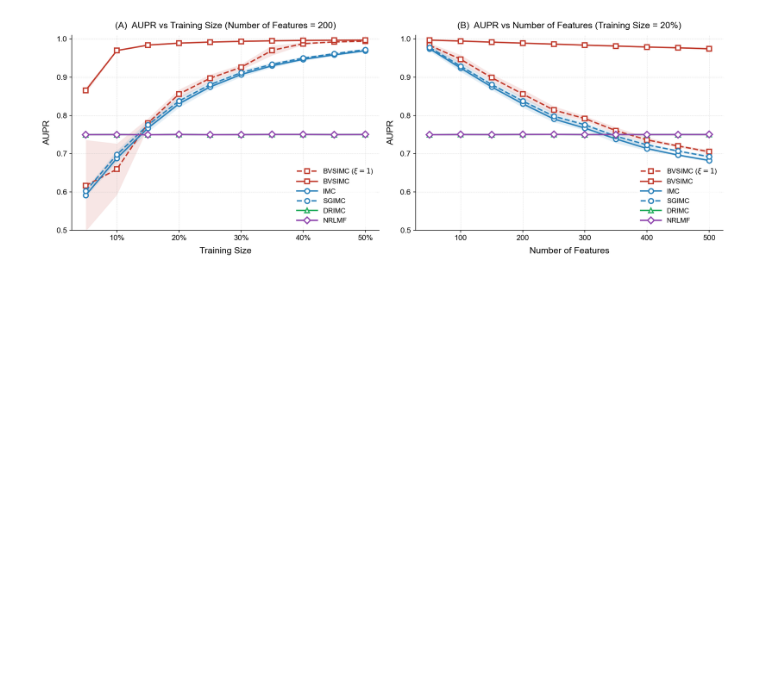
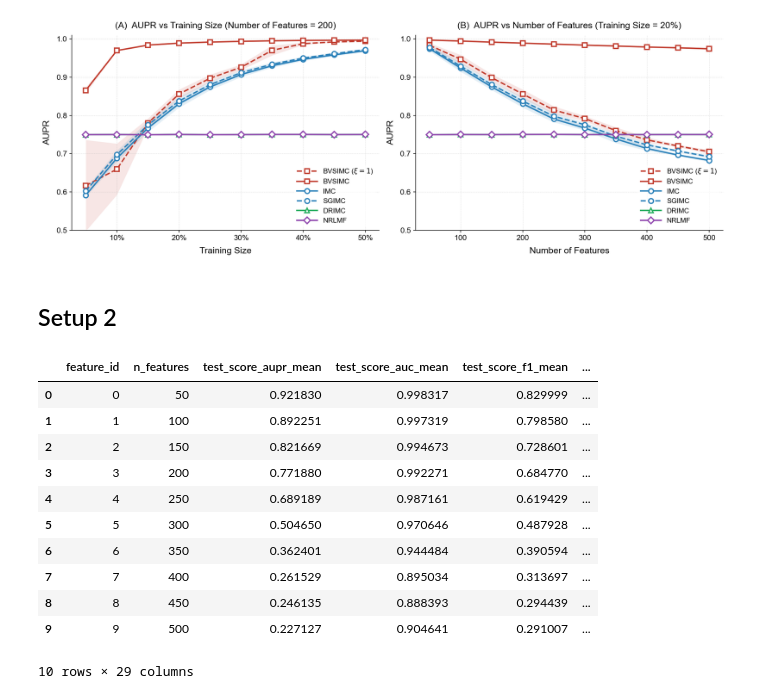
Before and after one commit to Sijianf/BVSIMC, a Jupyter notebook: scripts/simulations/cv_summary.ipynb, the cells around one changed output. Saved outputs shown, nothing was run; the diff lists cells and outputs as text; code cells hidden in the pictures; blank space fills up the shorter version.

```diff
--- a/scripts/simulations/cv_summary.ipynb
+++ b/scripts/simulations/cv_summary.ipynb
@@ -820,3 +823,5 @@ plot_both(
 [figure]
 [figure]
 [figure]
+# %% [markdown]
+## Setup 2
@@ -822,0 +1043,21 @@ plot_both(
+# %%
+res_b = summarize_method(
+    output_dir  = PATH_OUTPUT,
+    method_name = "bissgl",
+    val_metric  = "auc",
+    filters     = {"xi": 100},
+)
+res_b["final"]
+# %% [output]
+|  | feature_id | n_features | test_score_aupr_mean | test_score_auc_mean | test_score_f1_mean | ... |
+| 0 | 0 | 50 | 0.921830 | 0.998317 | 0.829999 | ... |
+| 1 | 1 | 100 | 0.892251 | 0.997319 | 0.798580 | ... |
+| 2 | 2 | 150 | 0.821669 | 0.994673 | 0.728601 | ... |
+| 3 | 3 | 200 | 0.771880 | 0.992271 | 0.684770 | ... |
+| 4 | 4 | 250 | 0.689189 | 0.987161 | 0.619429 | ... |
+| 5 | 5 | 300 | 0.504650 | 0.970646 | 0.487928 | ... |
+| 6 | 6 | 350 | 0.362401 | 0.944484 | 0.390594 | ... |
+| 7 | 7 | 400 | 0.261529 | 0.895034 | 0.313697 | ... |
+| 8 | 8 | 450 | 0.246135 | 0.888393 | 0.294439 | ... |
+| 9 | 9 | 500 | 0.227127 | 0.904641 | 0.291007 | ... |
+10 rows × 29 columns
```
Also changed, not shown: parts of 10 cells of this notebook, 10 other files.
